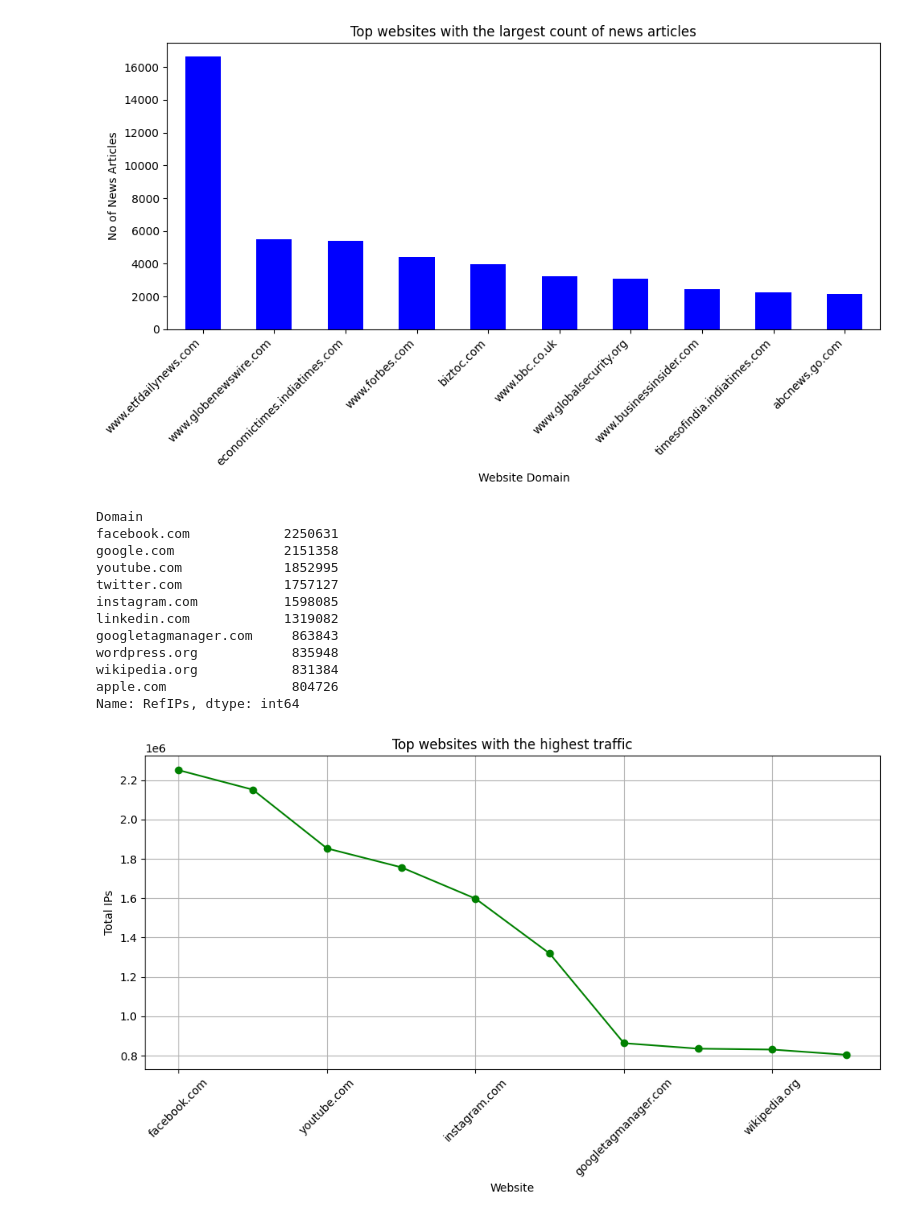
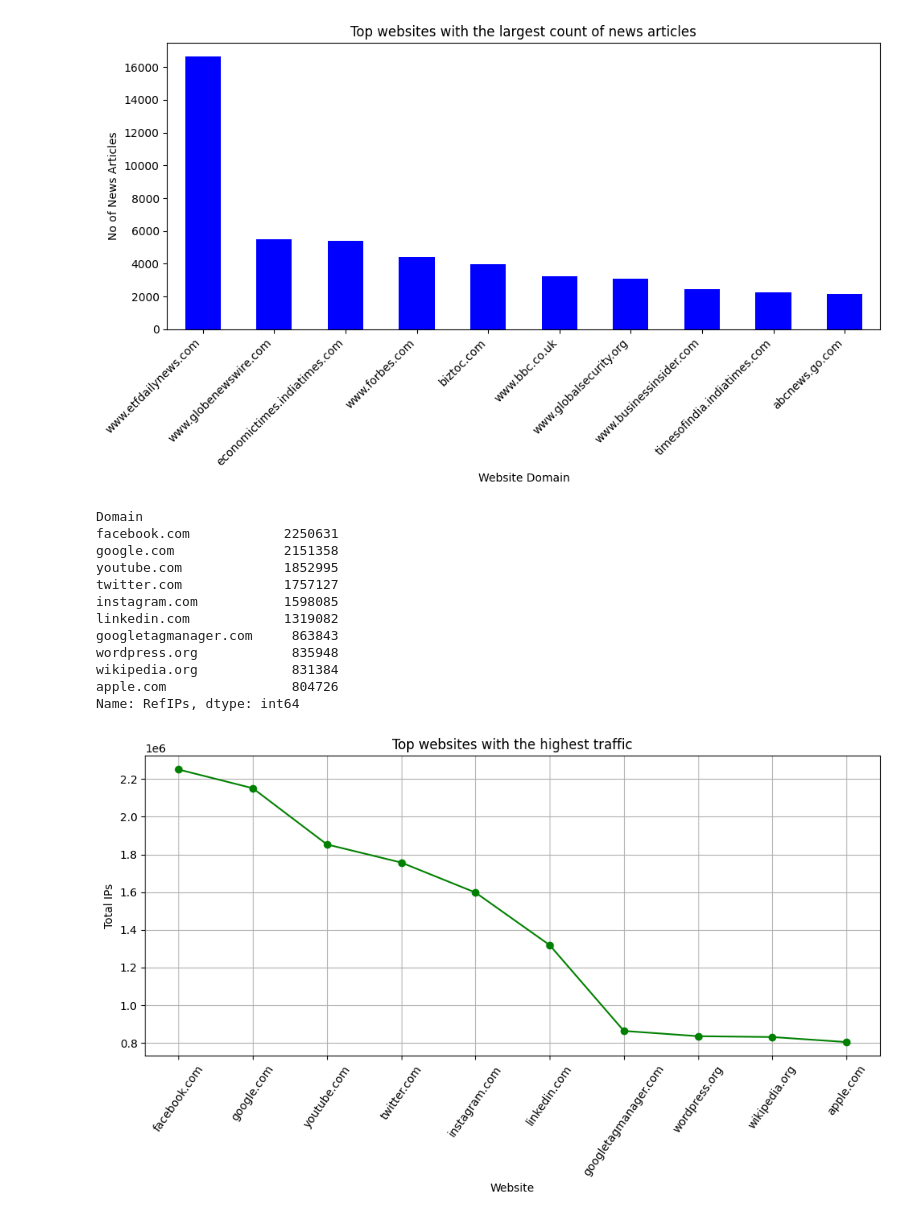
Before and after one commit to DaveGetGit/EDA-Analysis, a Jupyter notebook: notebook/news_analysis.ipynb, the cells around one changed output. Saved outputs shown, nothing was run; the diff lists cells and outputs as text; code cells hidden in the pictures.

Commit message:
feat: EDA analysis for Top websites with the highest traffic [explicit xticks]

```diff
--- a/notebook/news_analysis.ipynb
+++ b/notebook/news_analysis.ipynb
@@ -56,32 +56,32 @@ data_loader = NewsDataLoader()
 # Load the traffic data
 traffic_dataset_path = '../data/traffic.csv'
 traffic_data = data_loader.load_data(traffic_dataset_path)
 
 # Find the top traffic websites
 top_traffic_websites = find_high_traffic_websites(traffic_data)
 print(top_traffic_websites)
 
 # Plot the data
 plt.figure(figsize=(10,6))
 top_traffic_websites.plot(kind='line',marker='o',color='green',linestyle='-')
 plt.title('Top websites with the highest traffic')
 plt.xlabel('Website')
 plt.ylabel('Total IPs')
-plt.xticks(rotation=45)
+plt.xticks(range(len(top_traffic_websites.index)), top_traffic_websites.index, rotation=55)
 plt.grid(True)
 plt.tight_layout()
 plt.show()
 # %% [output]
 Domain
 facebook.com            2250631
 google.com              2151358
 youtube.com             1852995
 twitter.com             1757127
 instagram.com           1598085
 linkedin.com            1319082
 googletagmanager.com     863843
 wordpress.org            835948
 wikipedia.org            831384
 apple.com                804726
 Name: RefIPs, dtype: int64
-[figure, old version]
+[figure, new version]
```
